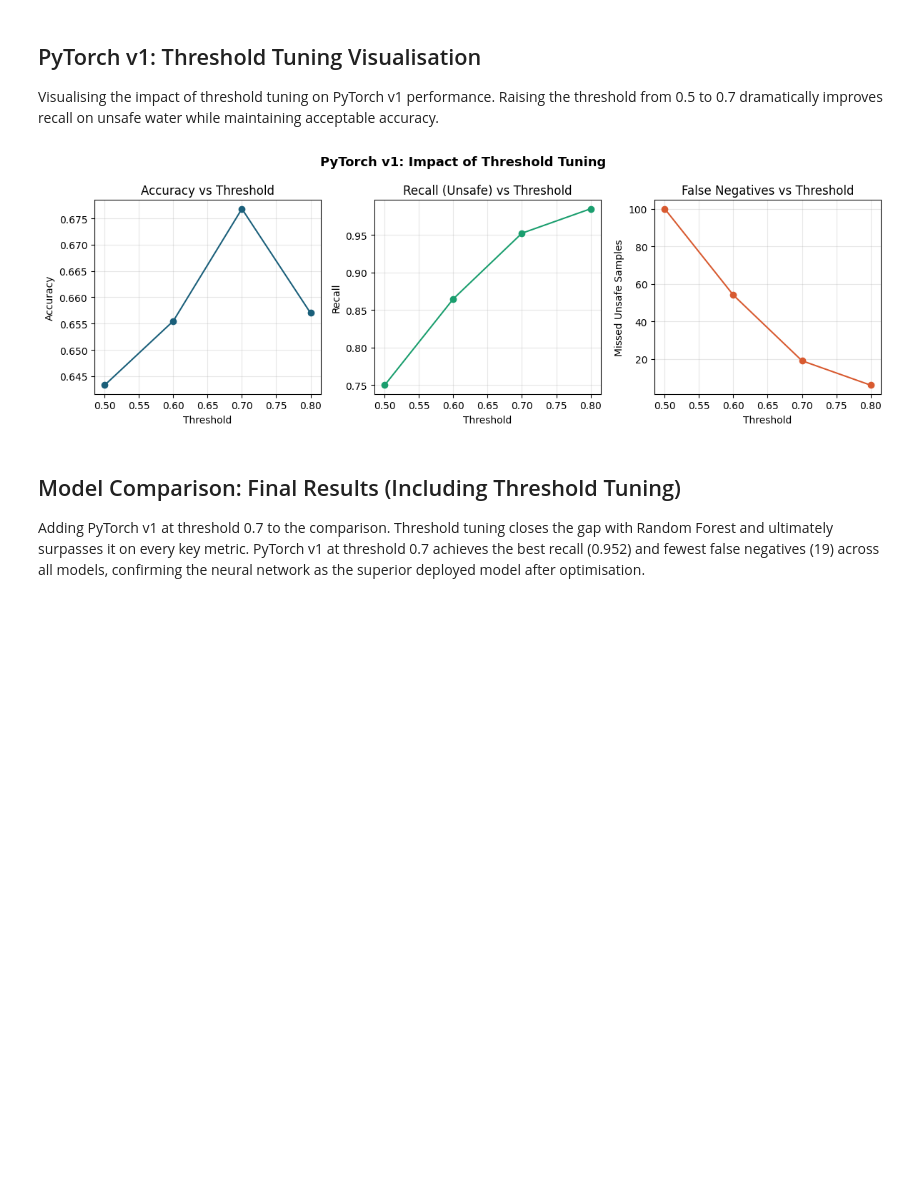
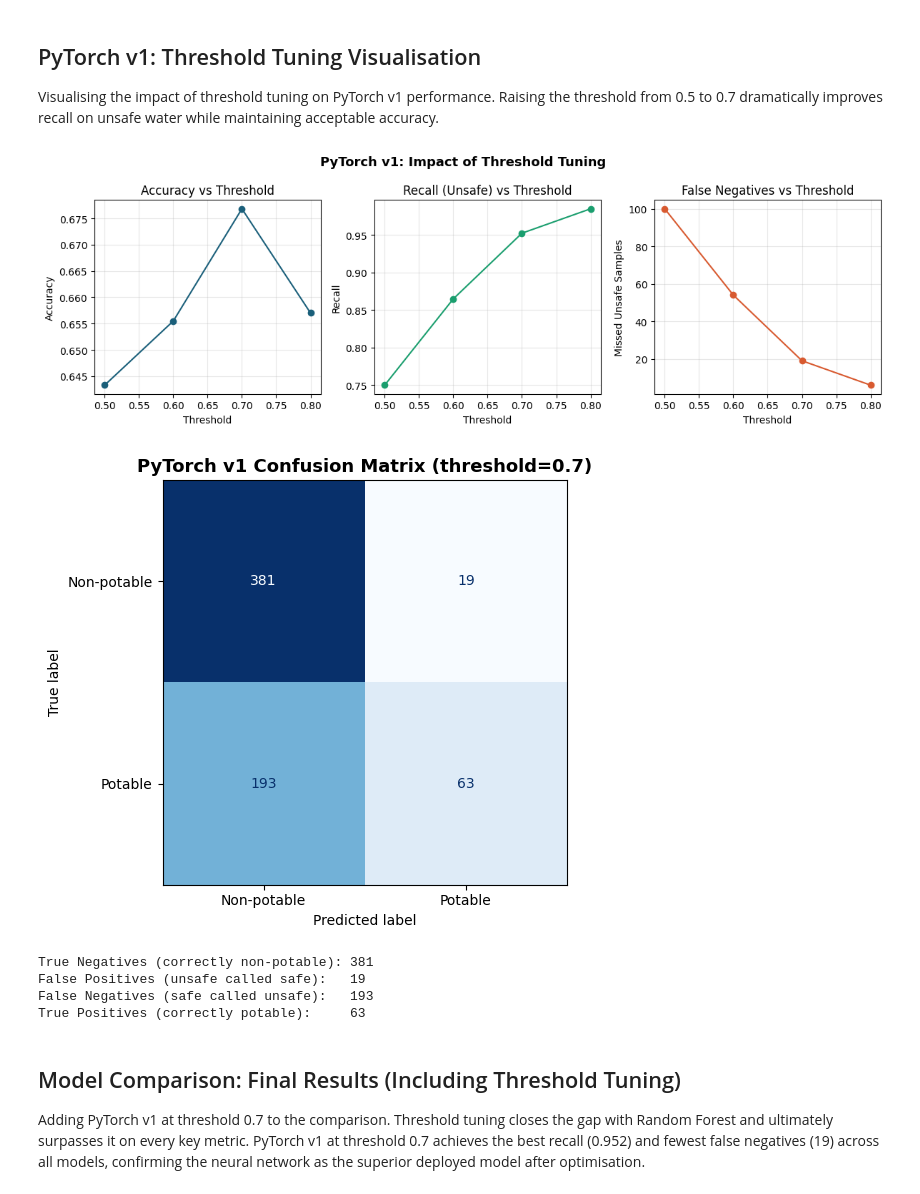
Before and after one commit to bielejan09/WaterPotabilityNN, a Jupyter notebook: WaterPotabilityNN.ipynb, the cells around one changed output. Cells and saved outputs as stored; diff of their text form; code cells hidden in the pictures; blank space fills up the shorter version.

```diff
--- a/WaterPotabilityNN.ipynb
+++ b/WaterPotabilityNN.ipynb
@@ -1071,33 +1071,58 @@ for t in thresholds:
     accuracies.append(accuracy_score(y_test, preds))
     recalls.append(recall_score(y_test, preds, pos_label=0))
     false_negs.append(int(((y_test == 0) & (preds == 1)).sum()))
 
 fig, axes = plt.subplots(1, 3, figsize=(12, 4))
 
 axes[0].plot(thresholds, accuracies, marker='o', color='#1A5F7A')
 axes[0].set_title('Accuracy vs Threshold')
 axes[0].set_xlabel('Threshold')
 axes[0].set_ylabel('Accuracy')
 axes[0].grid(True, alpha=0.3)
 
 axes[1].plot(thresholds, recalls, marker='o', color='#1A9E6E')
 axes[1].set_title('Recall (Unsafe) vs Threshold')
 axes[1].set_xlabel('Threshold')
 axes[1].set_ylabel('Recall')
 axes[1].grid(True, alpha=0.3)
 
 axes[2].plot(thresholds, false_negs, marker='o', color='#D85A30')
 axes[2].set_title('False Negatives vs Threshold')
 axes[2].set_xlabel('Threshold')
 axes[2].set_ylabel('Missed Unsafe Samples')
 axes[2].grid(True, alpha=0.3)
 
 plt.suptitle('PyTorch v1: Impact of Threshold Tuning', fontsize=13, fontweight='bold')
 plt.tight_layout()
 plt.savefig('pytorch_threshold_tuning.png', dpi=150)
 plt.show()
+
+from sklearn.metrics import confusion_matrix, ConfusionMatrixDisplay
+
+# Apply threshold 0.7 to PyTorch v1 predictions
+nn_preds_07 = (nn_probs >= 0.7).astype(int)
+
+cm = confusion_matrix(y_test, nn_preds_07)
+disp = ConfusionMatrixDisplay(confusion_matrix=cm, display_labels=['Non-potable', 'Potable'])
+
+fig, ax = plt.subplots(figsize=(6, 5))
+disp.plot(ax=ax, cmap='Blues', colorbar=False)
+ax.set_title('PyTorch v1 Confusion Matrix (threshold=0.7)', fontsize=13, fontweight='bold')
+plt.tight_layout()
+plt.savefig('confusion_matrix_nn_07.png', dpi=150)
+plt.show()
+
+print(f"True Negatives (correctly non-potable): {cm[0][0]}")
+print(f"False Positives (unsafe called safe):   {cm[0][1]}")
+print(f"False Negatives (safe called unsafe):   {cm[1][0]}")
+print(f"True Positives (correctly potable):     {cm[1][1]}")
 # %% [output]
 [figure]
+[figure, added]
+True Negatives (correctly non-potable): 381
+False Positives (unsafe called safe):   19
+False Negatives (safe called unsafe):   193
+True Positives (correctly potable):     63
 # %% [markdown]
 ## Model Comparison: Final Results (Including Threshold Tuning)
 
```
Also changed, not shown: parts of 2 cells of this notebook.
